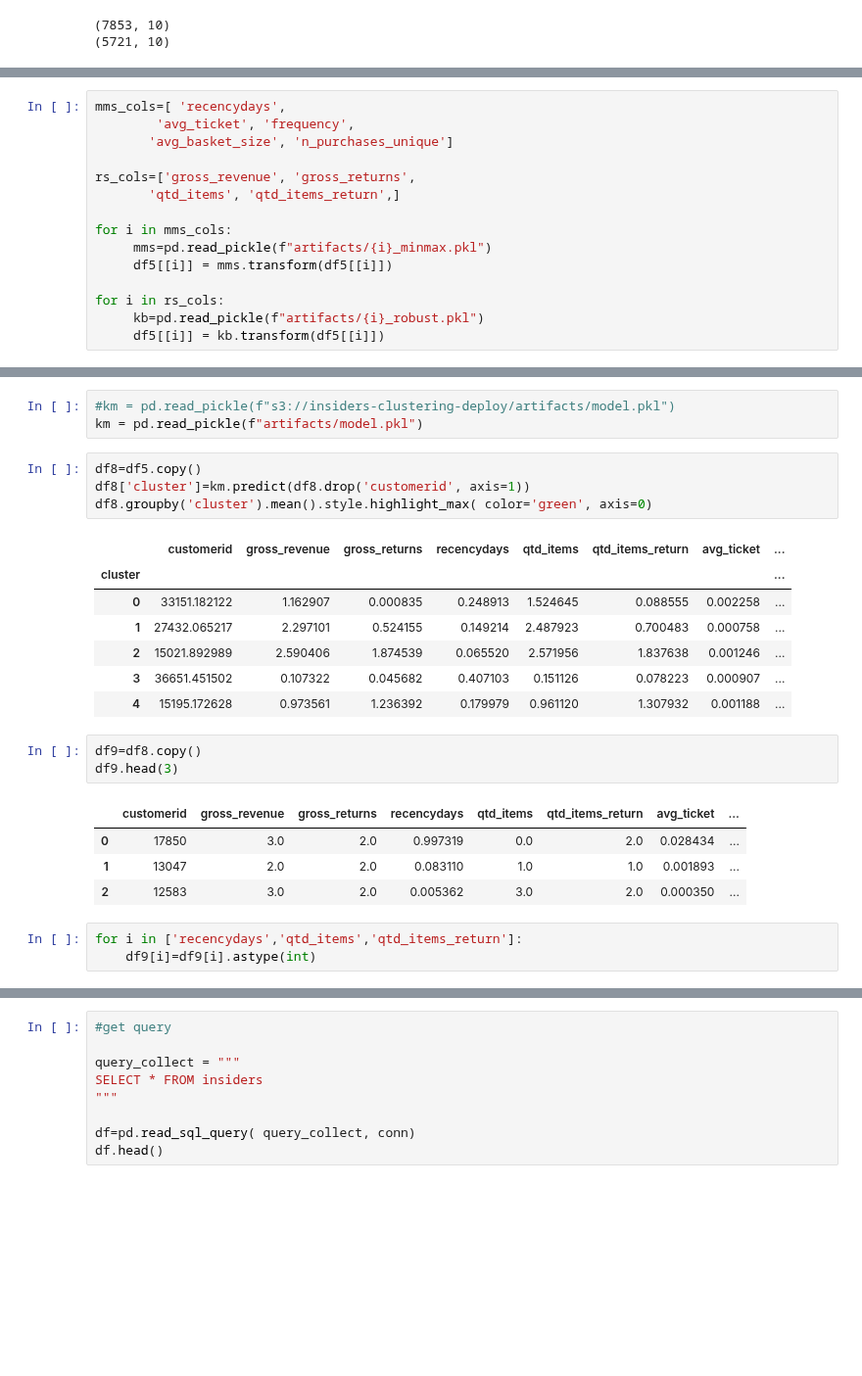
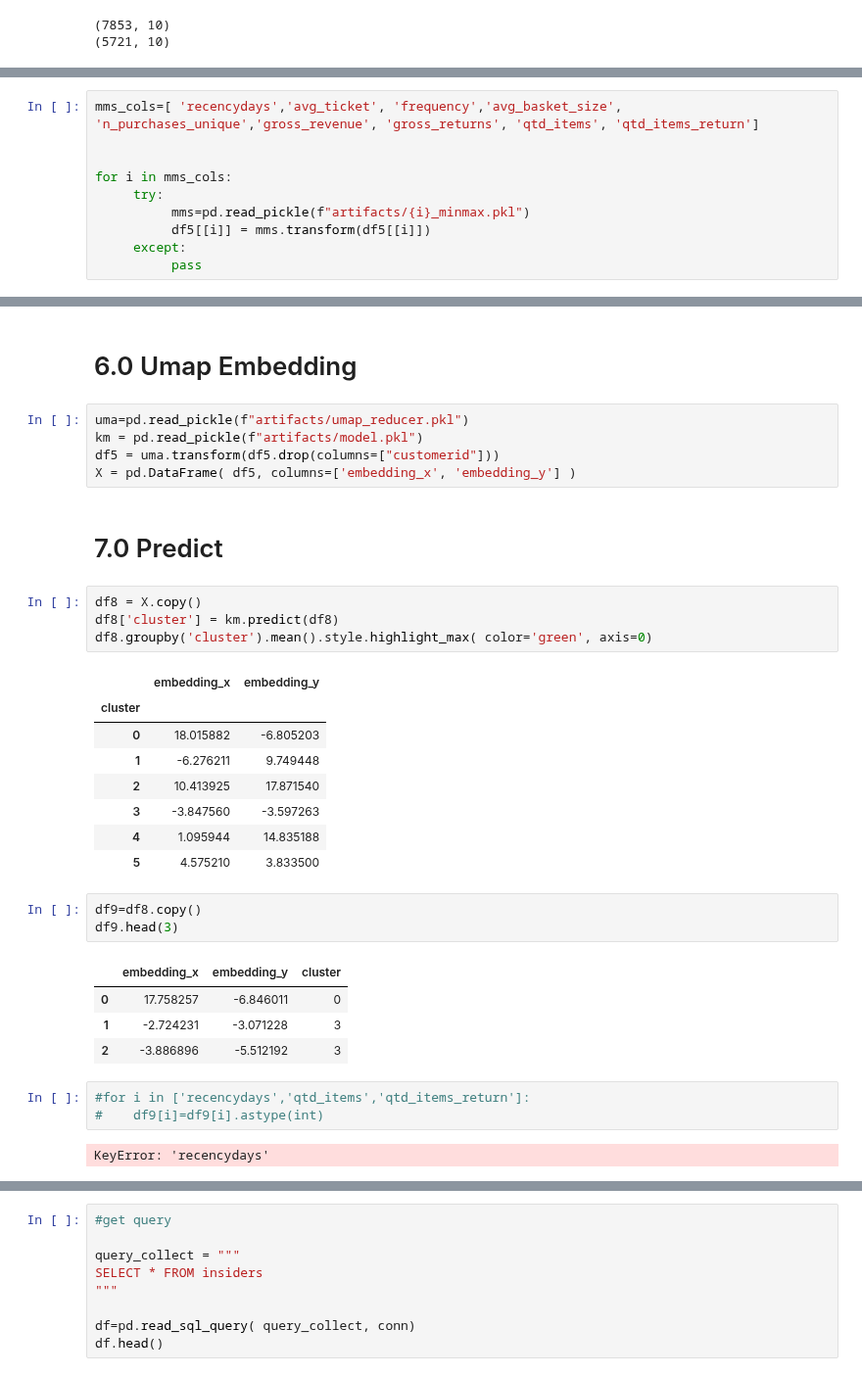
Before and after one commit to ViniciusKos/insiders_clustering, a Jupyter notebook: cluster_deploy.ipynb, the cells around one changed output, grey strips where cells are left out. Shown at 98% size. Drawn from its saved outputs; the diff is of its cells as text; blank space fills up the shorter version.

```diff
--- a/cluster_deploy.ipynb
+++ b/cluster_deploy.ipynb
@@ -238,15 +251,10 @@ print(df5.shape)
 # %%
-mms_cols=[ 'recencydays',
-        'avg_ticket', 'frequency',
-       'avg_basket_size', 'n_purchases_unique']
+mms_cols=[ 'recencydays','avg_ticket', 'frequency','avg_basket_size', 'n_purchases_unique','gross_revenue', 'gross_returns', 'qtd_items', 'qtd_items_return']
 
-rs_cols=['gross_revenue', 'gross_returns',
-       'qtd_items', 'qtd_items_return',]
 
 for i in mms_cols:
-     mms=pd.read_pickle(f"artifacts/{i}_minmax.pkl")
-     df5[[i]] = mms.transform(df5[[i]])
-
-for i in rs_cols:
-     kb=pd.read_pickle(f"artifacts/{i}_robust.pkl")
-     df5[[i]] = kb.transform(df5[[i]])
+     try:
+          mms=pd.read_pickle(f"artifacts/{i}_minmax.pkl")
+          df5[[i]] = mms.transform(df5[[i]])
+     except:
+          pass
@@ -266,29 +275,38 @@ X.head()
+# %% [markdown]
+# 6.0  Umap Embedding
 # %%
-#km = pd.read_pickle(f"s3://insiders-clustering-deploy/artifacts/model.pkl")
+uma=pd.read_pickle(f"artifacts/umap_reducer.pkl")
 km = pd.read_pickle(f"artifacts/model.pkl")
+df5 = uma.transform(df5.drop(columns=["customerid"]))
+X = pd.DataFrame( df5, columns=['embedding_x', 'embedding_y'] )
+# %% [markdown]
+# 7.0 Predict
 # %%
-df8=df5.copy()
-df8['cluster']=km.predict(df8.drop('customerid', axis=1))
+df8 = X.copy()
+df8['cluster'] = km.predict(df8)
 df8.groupby('cluster').mean().style.highlight_max( color='green', axis=0)
 # %% [output]
-|  | customerid | gross_revenue | gross_returns | recencydays | qtd_items | qtd_items_return | avg_ticket | ... |
-| cluster |  |  |  |  |  |  |  | ... |
-| 0 | 33151.182122 | 1.162907 | 0.000835 | 0.248913 | 1.524645 | 0.088555 | 0.002258 | ... |
-| 1 | 27432.065217 | 2.297101 | 0.524155 | 0.149214 | 2.487923 | 0.700483 | 0.000758 | ... |
-| 2 | 15021.892989 | 2.590406 | 1.874539 | 0.065520 | 2.571956 | 1.837638 | 0.001246 | ... |
-| 3 | 36651.451502 | 0.107322 | 0.045682 | 0.407103 | 0.151126 | 0.078223 | 0.000907 | ... |
-| 4 | 15195.172628 | 0.973561 | 1.236392 | 0.179979 | 0.961120 | 1.307932 | 0.001188 | ... |
+|  | embedding_x | embedding_y |
+| cluster |  |  |
+| 0 | 18.015882 | -6.805203 |
+| 1 | -6.276211 | 9.749448 |
+| 2 | 10.413925 | 17.871540 |
+| 3 | -3.847560 | -3.597263 |
+| 4 | 1.095944 | 14.835188 |
+| 5 | 4.575210 | 3.833500 |
 # %%
 df9=df8.copy()
 df9.head(3)
 # %% [output]
-|  | customerid | gross_revenue | gross_returns | recencydays | qtd_items | qtd_items_return | avg_ticket | ... |
-| 0 | 17850 | 3.0 | 2.0 | 0.997319 | 0.0 | 2.0 | 0.028434 | ... |
-| 1 | 13047 | 2.0 | 2.0 | 0.083110 | 1.0 | 1.0 | 0.001893 | ... |
-| 2 | 12583 | 3.0 | 2.0 | 0.005362 | 3.0 | 2.0 | 0.000350 | ... |
+|  | embedding_x | embedding_y | cluster |
+| 0 | 17.758257 | -6.846011 | 0 |
+| 1 | -2.724231 | -3.071228 | 3 |
+| 2 | -3.886896 | -5.512192 | 3 |
 # %%
-for i in ['recencydays','qtd_items','qtd_items_return']:
-    df9[i]=df9[i].astype(int)
+#for i in ['recencydays','qtd_items','qtd_items_return']:
+#    df9[i]=df9[i].astype(int)
+# %% [output]
+KeyError: 'recencydays'
 # %%
 endpoint = f"postgresql://dbfinal:dbfinal2@dbfinal.cegm6m2znhnj.sa-east-1.rds.amazonaws.com/postgres"
 
```
Also changed, not shown: parts of 11 cells of this notebook, 6 other files.
